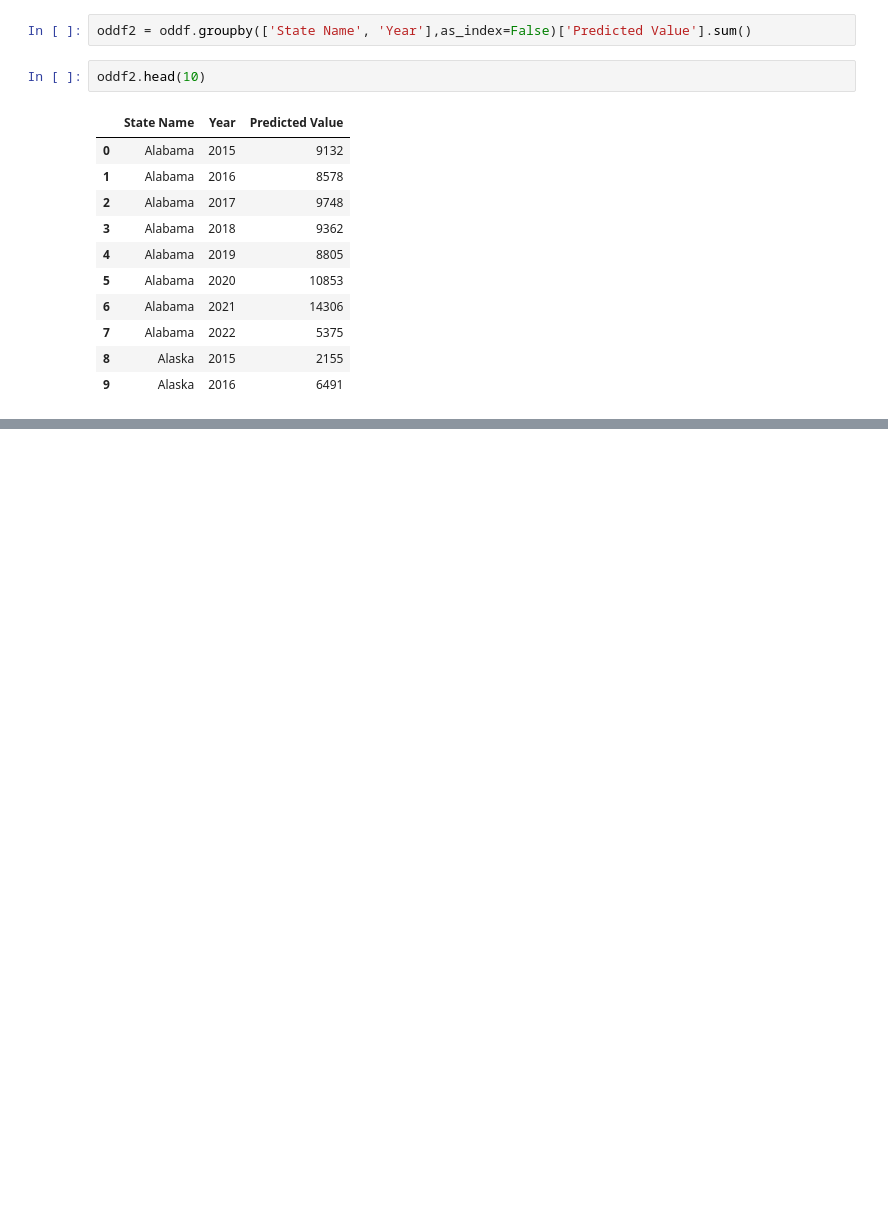
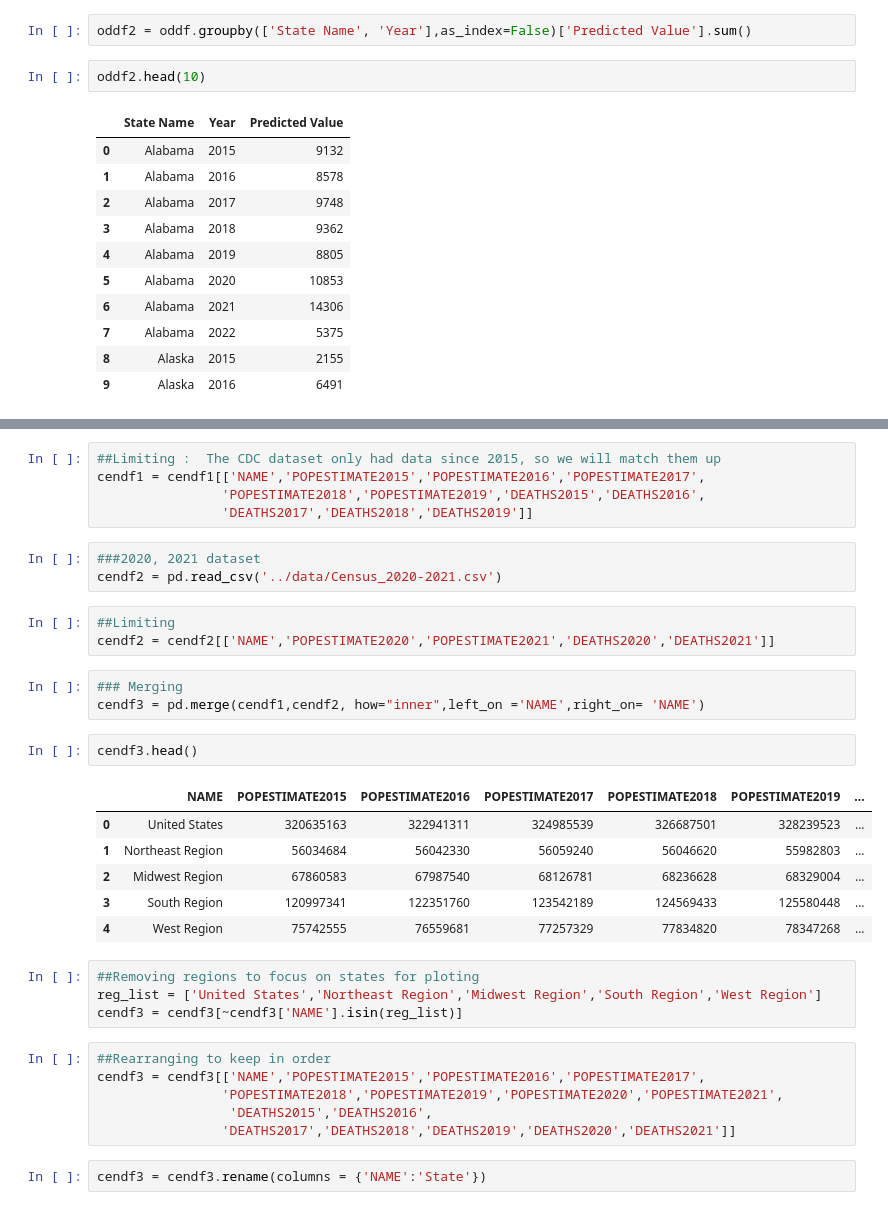
Before and after one commit to Joeyloganpython/Capstone, a Jupyter notebook: Notebooks/CDC.ipynb, the cells around one changed output, grey strips where cells are left out. Cells and saved outputs as stored; diff of their text form; blank space fills up the shorter version.

```diff
--- a/Notebooks/CDC.ipynb
+++ b/Notebooks/CDC.ipynb
@@ -68,0 +87,35 @@ oddf2 = oddf2[oddf2['Year']!= '2022']  ##data incomplete we can predict later
+# %%
+##Limiting :  The CDC dataset only had data since 2015, so we will match them up
+cendf1 = cendf1[['NAME','POPESTIMATE2015','POPESTIMATE2016','POPESTIMATE2017',
+                'POPESTIMATE2018','POPESTIMATE2019','DEATHS2015','DEATHS2016',
+                'DEATHS2017','DEATHS2018','DEATHS2019']]
+# %%
+###2020, 2021 dataset
+cendf2 = pd.read_csv('../data/Census_2020-2021.csv')
+# %%
+##Limiting
+cendf2 = cendf2[['NAME','POPESTIMATE2020','POPESTIMATE2021','DEATHS2020','DEATHS2021']]
+# %%
+### Merging
+cendf3 = pd.merge(cendf1,cendf2, how="inner",left_on ='NAME',right_on= 'NAME')
+# %%
+cendf3.head()
+# %% [output]
+|  | NAME | POPESTIMATE2015 | POPESTIMATE2016 | POPESTIMATE2017 | POPESTIMATE2018 | POPESTIMATE2019 | ... |
+| 0 | United States | 320635163 | 322941311 | 324985539 | 326687501 | 328239523 | ... |
+| 1 | Northeast Region | 56034684 | 56042330 | 56059240 | 56046620 | 55982803 | ... |
+| 2 | Midwest Region | 67860583 | 67987540 | 68126781 | 68236628 | 68329004 | ... |
+| 3 | South Region | 120997341 | 122351760 | 123542189 | 124569433 | 125580448 | ... |
+| 4 | West Region | 75742555 | 76559681 | 77257329 | 77834820 | 78347268 | ... |
+# %%
+##Removing regions to focus on states for ploting
+reg_list = ['United States','Northeast Region','Midwest Region','South Region','West Region']
+cendf3 = cendf3[~cendf3['NAME'].isin(reg_list)]
+# %%
+##Rearranging to keep in order
+cendf3 = cendf3[['NAME','POPESTIMATE2015','POPESTIMATE2016','POPESTIMATE2017',
+                'POPESTIMATE2018','POPESTIMATE2019','POPESTIMATE2020','POPESTIMATE2021',
+                 'DEATHS2015','DEATHS2016',
+                'DEATHS2017','DEATHS2018','DEATHS2019','DEATHS2020','DEATHS2021']]
+# %%
+cendf3 = cendf3.rename(columns = {'NAME':'State'})
```
Also changed, not shown: parts of 23 cells of this notebook, 2 other files.
